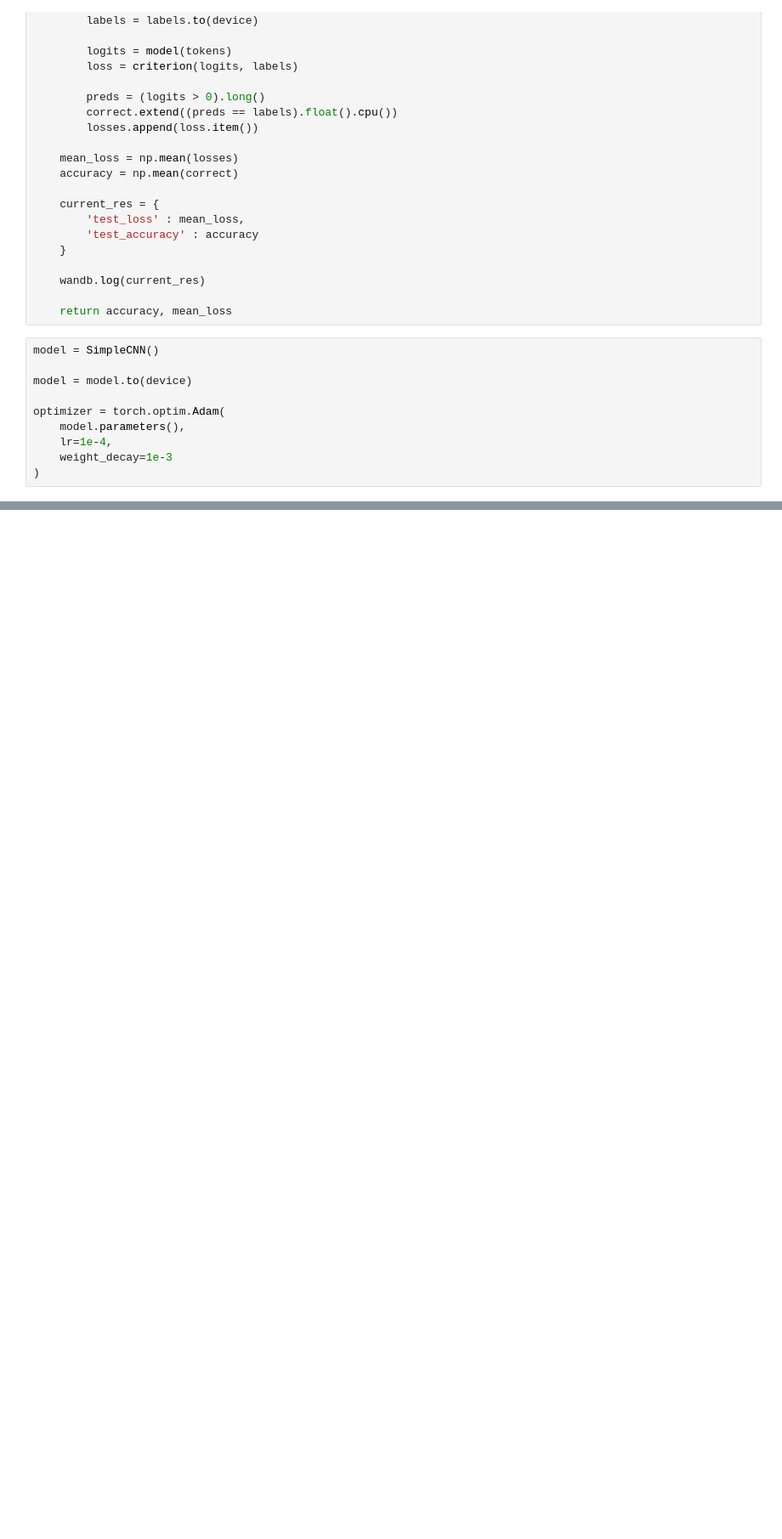
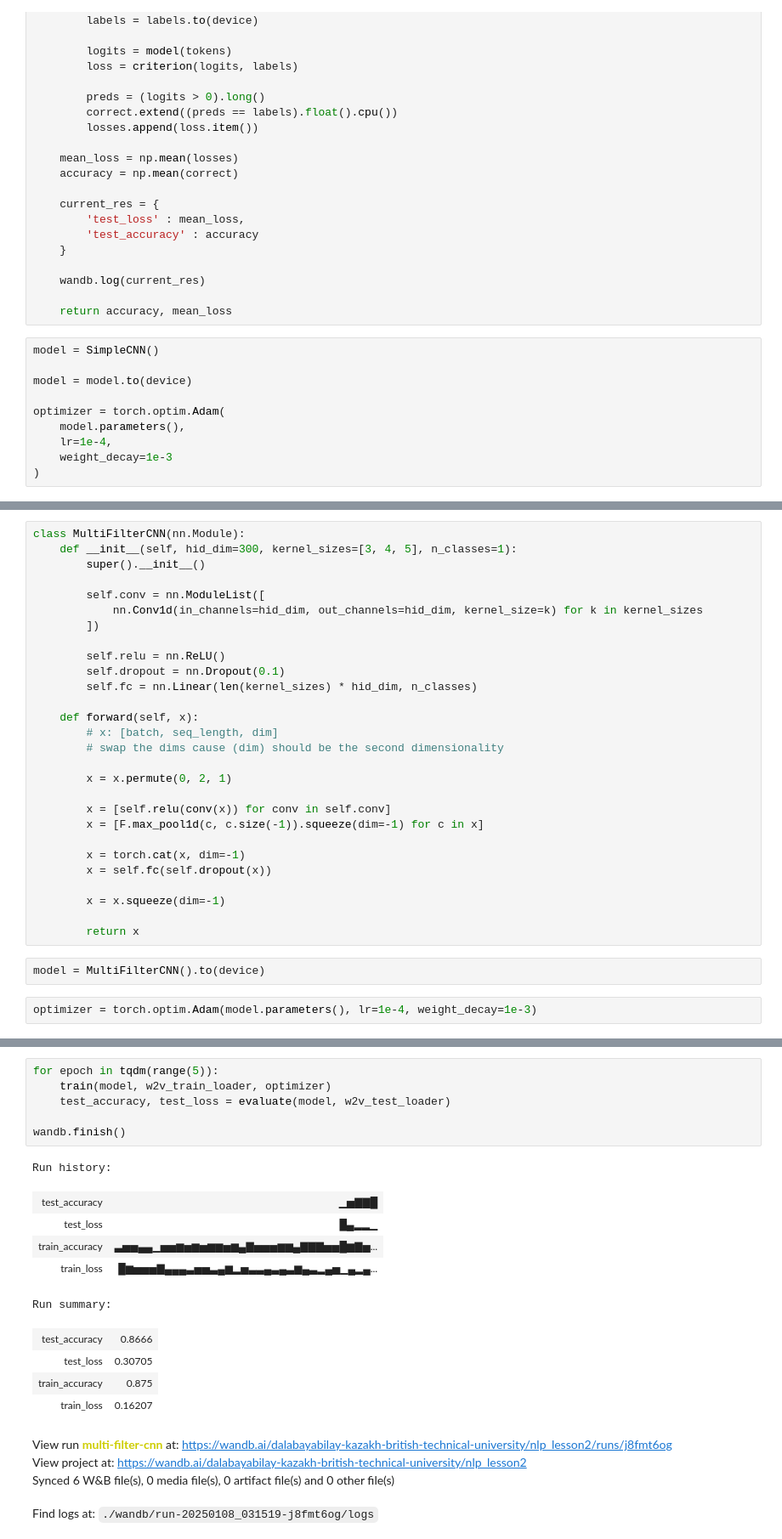
Before and after one commit to AbylayDalabay/NLP, a Jupyter notebook: 02_cnn_text_classification/main.ipynb, the cells around one changed output, grey strips where cells are left out. Shown at 85% size. Cells and saved outputs as stored; diff of their text form; blank space fills up the shorter version.

```diff
--- a/02_cnn_text_classification/main.ipynb
+++ b/02_cnn_text_classification/main.ipynb
@@ -339,0 +357,32 @@ Find logs at: ./wandb/run-20250107_224708-fygv9q31/logs
+# %%
+class MultiFilterCNN(nn.Module):
+    def __init__(self, hid_dim=300, kernel_sizes=[3, 4, 5], n_classes=1):
+        super().__init__()
+
+        self.conv = nn.ModuleList([
+            nn.Conv1d(in_channels=hid_dim, out_channels=hid_dim, kernel_size=k) for k in kernel_sizes
+        ])
+
+        self.relu = nn.ReLU()
+        self.dropout = nn.Dropout(0.1)
+        self.fc = nn.Linear(len(kernel_sizes) * hid_dim, n_classes)
+
+    def forward(self, x):
+        # x: [batch, seq_length, dim]
+        # swap the dims cause (dim) should be the second dimensionality
+
+        x = x.permute(0, 2, 1)
+
+        x = [self.relu(conv(x)) for conv in self.conv]
+        x = [F.max_pool1d(c, c.size(-1)).squeeze(dim=-1) for c in x]
+
+        x = torch.cat(x, dim=-1)
+        x = self.fc(self.dropout(x))
+
+        x = x.squeeze(dim=-1)
+
+        return x
+# %%
+model = MultiFilterCNN().to(device)
+# %%
+optimizer = torch.optim.Adam(model.parameters(), lr=1e-4, weight_decay=1e-3)
@@ -339,0 +406,21 @@ Find logs at: ./wandb/run-20250107_224708-fygv9q31/logs
+# %%
+for epoch in tqdm(range(5)):
+    train(model, w2v_train_loader, optimizer)
+    test_accuracy, test_loss = evaluate(model, w2v_test_loader)
+
+wandb.finish()
+# %% [output]
+Run history:
+| test_accuracy | ▁▅▇▇█ |
+| test_loss | █▄▂▂▁ |
+| train_accuracy | ▃▅▅▄▄▁▅▅▆▅▆▅▆▆▅▆▄▇▅▅▅▆▆▄▇▇▇▅▅█▆▇▅... |
+| train_loss | █▆▅▅▅▇▄▄▄▃▅▅▃▄▆▂▅▃▃▄▃▄▃▆▄▃▂▄▅▁▄▂▄... |
+Run summary:
+| test_accuracy | 0.8666 |
+| test_loss | 0.30705 |
+| train_accuracy | 0.875 |
+| train_loss | 0.16207 |
+View run multi-filter-cnn at: https://wandb.ai/dalabayabilay-kazakh-british-technical-university/nlp_lesson2/runs/j8fmt6og
+View project at: https://wandb.ai/dalabayabilay-kazakh-british-technical-university/nlp_lesson2
+Synced 6 W&B file(s), 0 media file(s), 0 artifact file(s) and 0 other file(s)
+Find logs at: ./wandb/run-20250108_031519-j8fmt6og/logs
```
Also changed, not shown: parts of 10 cells of this notebook, 1 other file.
